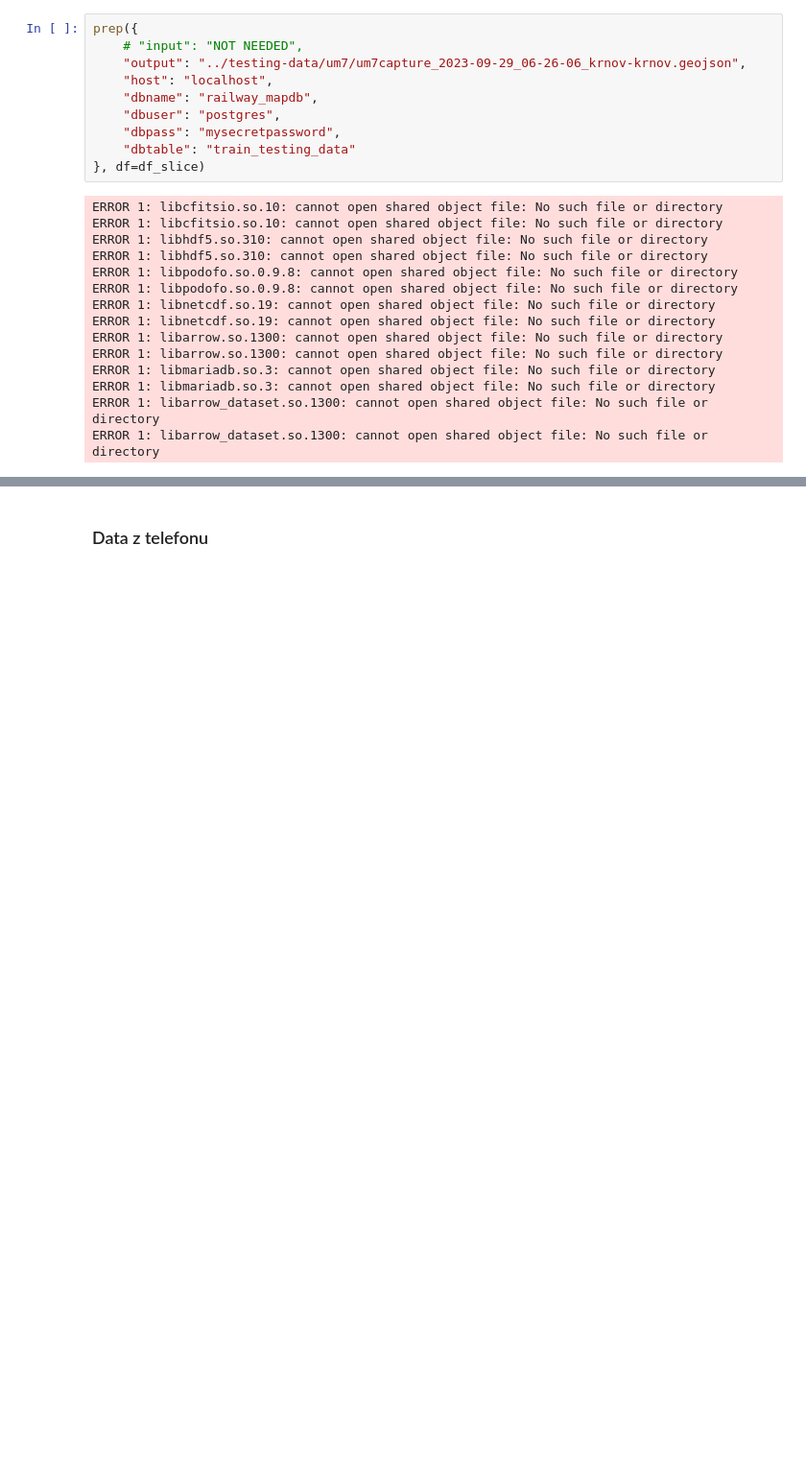
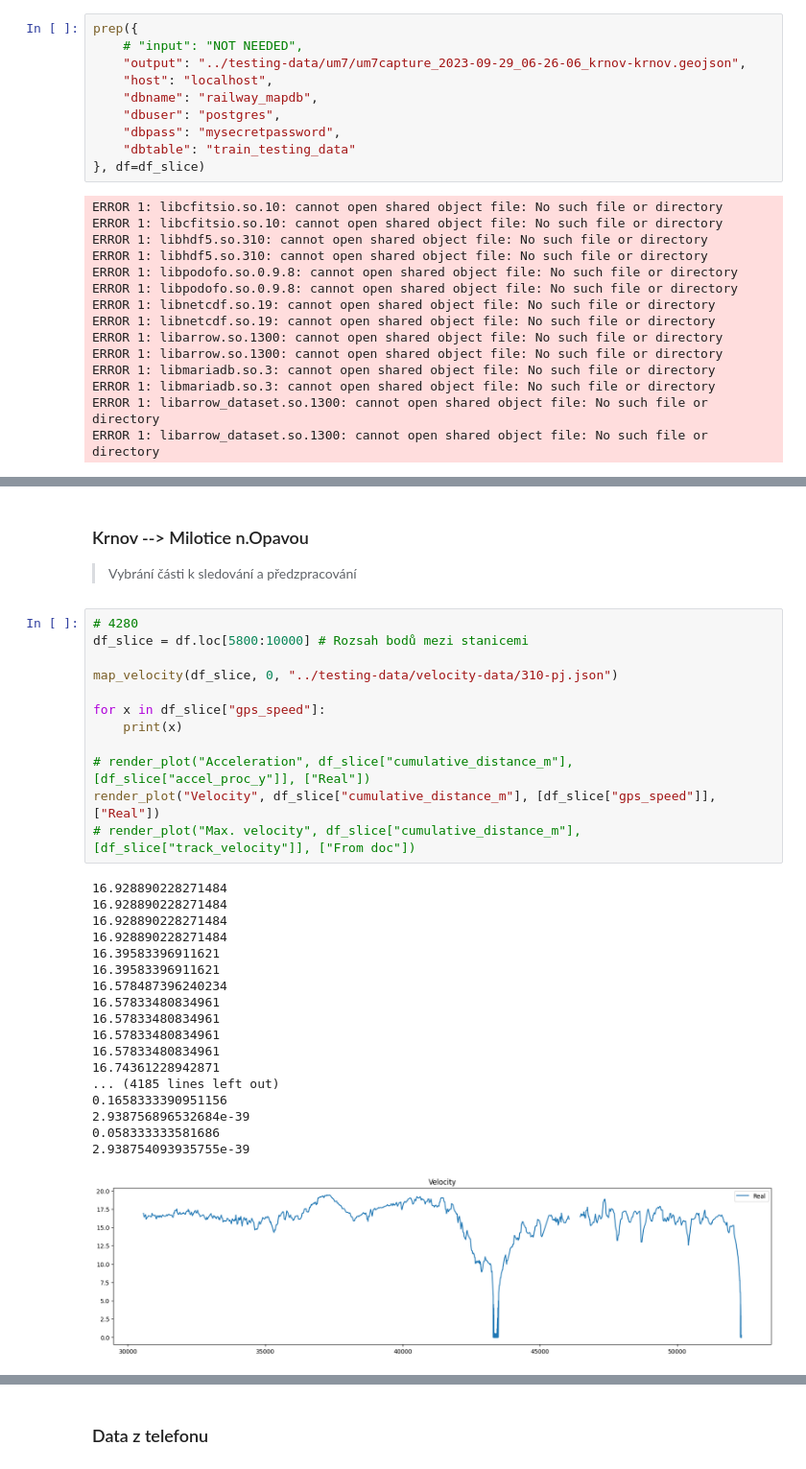
Before and after one commit to Sawy7/trainmap-consumption-api, a Jupyter notebook: train-exploration/train-exploration.ipynb, the cells around one changed output, grey strips where cells are left out. Shown at 96% size. Saved outputs shown, nothing was run; the diff lists cells and outputs as text; blank space fills up the shorter version.

```diff
--- a/train-exploration/train-exploration.ipynb
+++ b/train-exploration/train-exploration.ipynb
@@ -260,0 +262,34 @@ unique velocities in km/h {70.0, 75.0, 80.0, 50.0, 95.0}
+# %% [markdown]
+### Krnov --> Milotice n.Opavou
+> Vybrání části k sledování a předzpracování
+# %%
+# 4280
+df_slice = df.loc[5800:10000] # Rozsah bodů mezi stanicemi
+
+map_velocity(df_slice, 0, "../testing-data/velocity-data/310-pj.json")
+
+for x in df_slice["gps_speed"]:
+    print(x)
+
+# render_plot("Acceleration", df_slice["cumulative_distance_m"], [df_slice["accel_proc_y"]], ["Real"])
+render_plot("Velocity", df_slice["cumulative_distance_m"], [df_slice["gps_speed"]], ["Real"])
+# render_plot("Max. velocity", df_slice["cumulative_distance_m"], [df_slice["track_velocity"]], ["From doc"])
+# %% [output]
+16.928890228271484
+16.928890228271484
+16.928890228271484
+16.928890228271484
+16.39583396911621
+16.39583396911621
+16.578487396240234
+16.57833480834961
+16.57833480834961
+16.57833480834961
+16.57833480834961
+16.74361228942871
+... (4185 lines left out)
+0.1658333390951156
+2.938756896532684e-39
+0.058333333581686
+2.938754093935755e-39
+[figure, added]
```
Also changed, not shown: parts of 10 cells of this notebook, 2 other files.
